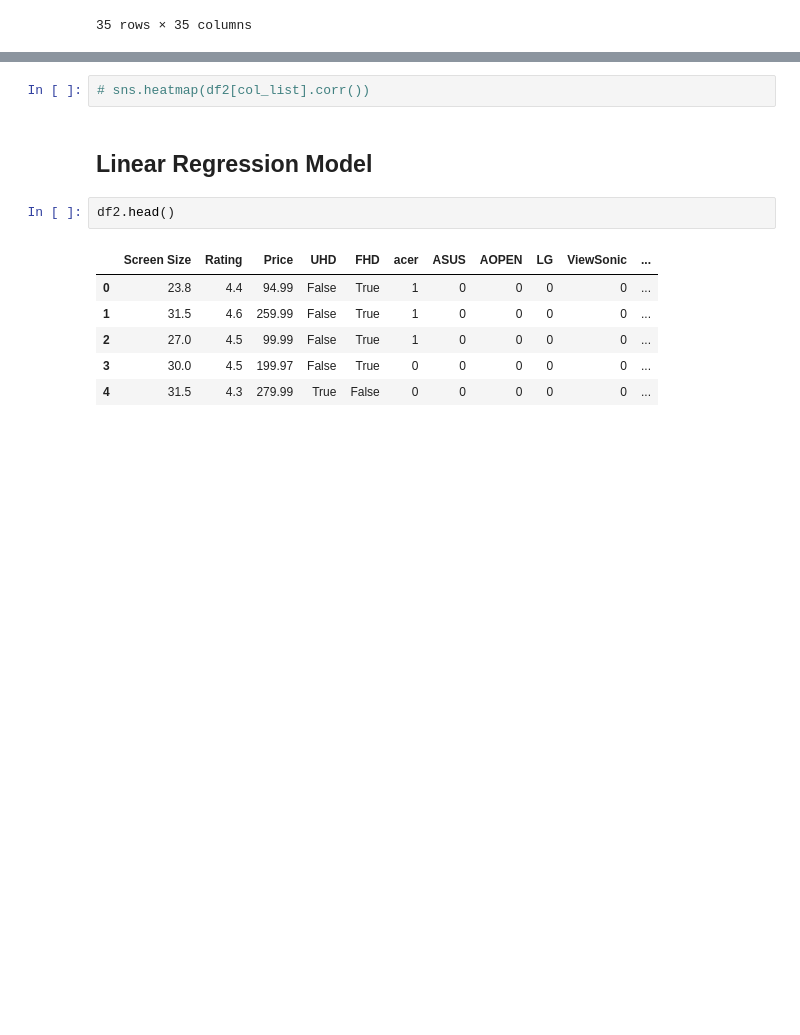
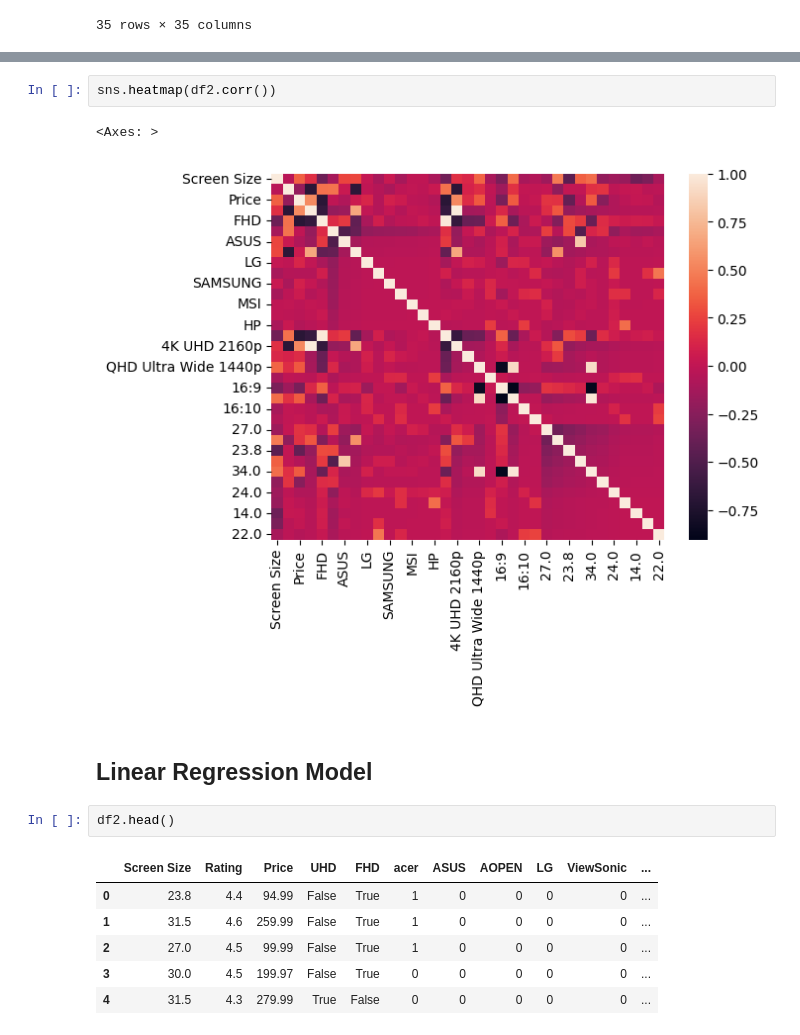
Before and after one commit to aidaduong/Amazon-Monitor, a Jupyter notebook: amazon monitor.ipynb, the cells around one changed output, grey strips where cells are left out. Saved outputs shown, nothing was run; the diff lists cells and outputs as text; blank space fills up the shorter version.

```diff
--- a/amazon monitor.ipynb
+++ b/amazon monitor.ipynb
@@ -403,5 +399,8 @@ Price has a strong positive correlation with Screen Size and UHD; weak positive
 # %%
-# sns.heatmap(df2[col_list].corr())
+sns.heatmap(df2.corr())
+# %% [output]
+<Axes: >
+[figure, added]
 # %% [markdown]
 ## Linear Regression Model
 # %%
```
Also changed, not shown: parts of 6 cells of this notebook.
